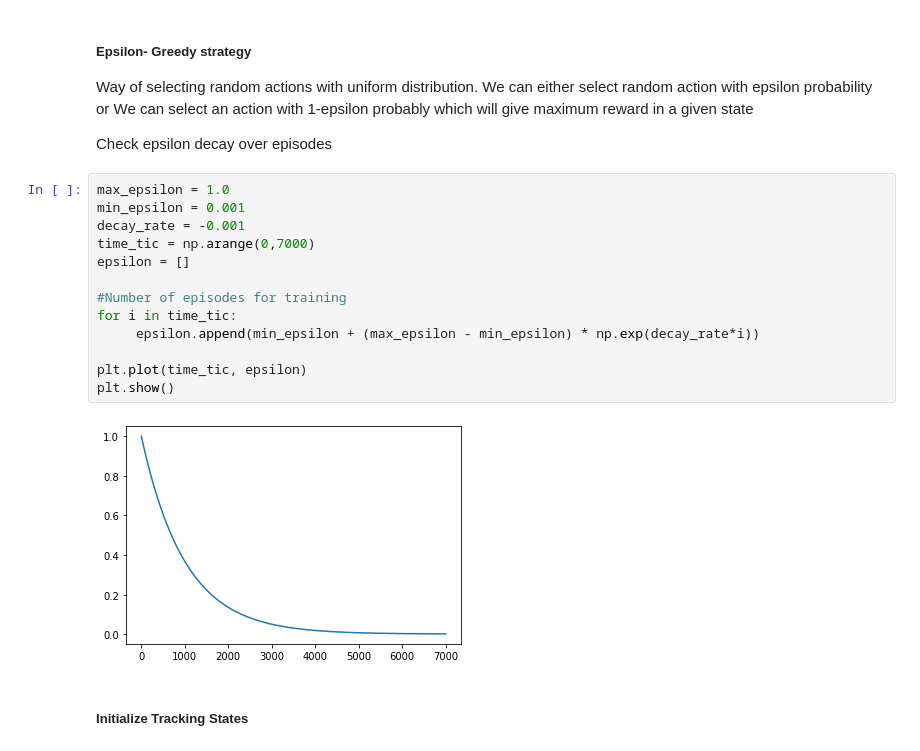
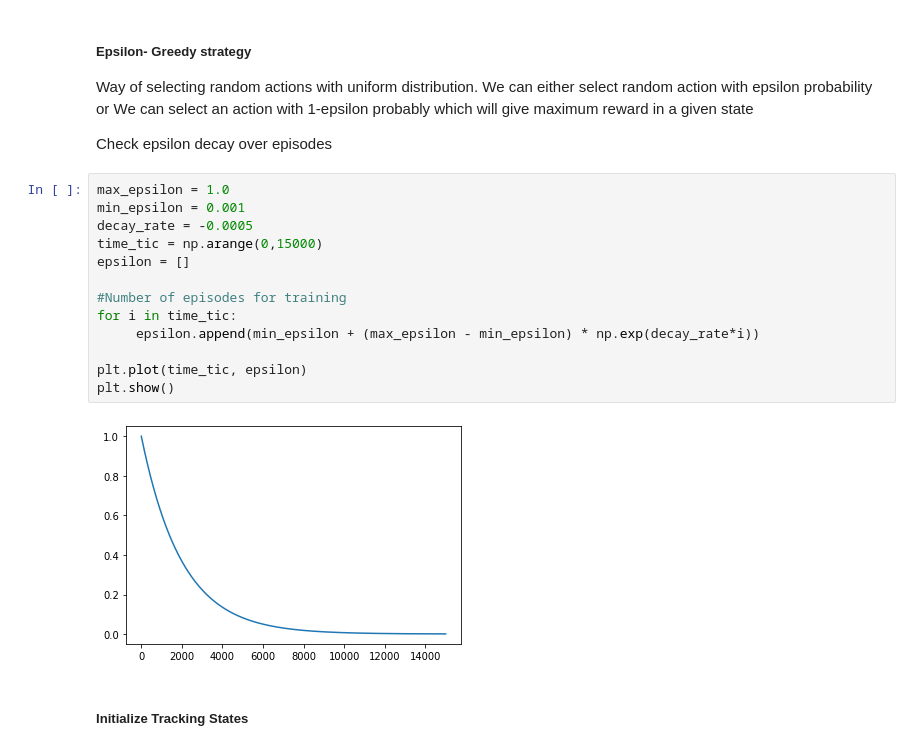
Before and after one commit to rramchan12/DeepRL-Scheduler-For-Taxi-Scheduling-Problem, a Jupyter notebook: DQN_Agent_Arch1_TFv1.ipynb, the cells around one changed output. Cells and saved outputs as stored; diff of their text form.

```diff
--- a/DQN_Agent_Arch1_TFv1.ipynb
+++ b/DQN_Agent_Arch1_TFv1.ipynb
@@ -204,18 +191,18 @@ Check epsilon decay over episodes
 # %%
 max_epsilon = 1.0
 min_epsilon = 0.001
-decay_rate = -0.001
-time_tic = np.arange(0,7000)
+decay_rate = -0.0005
+time_tic = np.arange(0,15000)
 epsilon = []
 
 #Number of episodes for training
 for i in time_tic:
      epsilon.append(min_epsilon + (max_epsilon - min_epsilon) * np.exp(decay_rate*i))
 
 plt.plot(time_tic, epsilon)
 plt.show()
 # %% [output]
-[figure, old version]
+[figure, new version]
 # %% [markdown]
 
 ##### Initialize Tracking States
```
Also changed, not shown: parts of 10 cells of this notebook, 1 other file.
